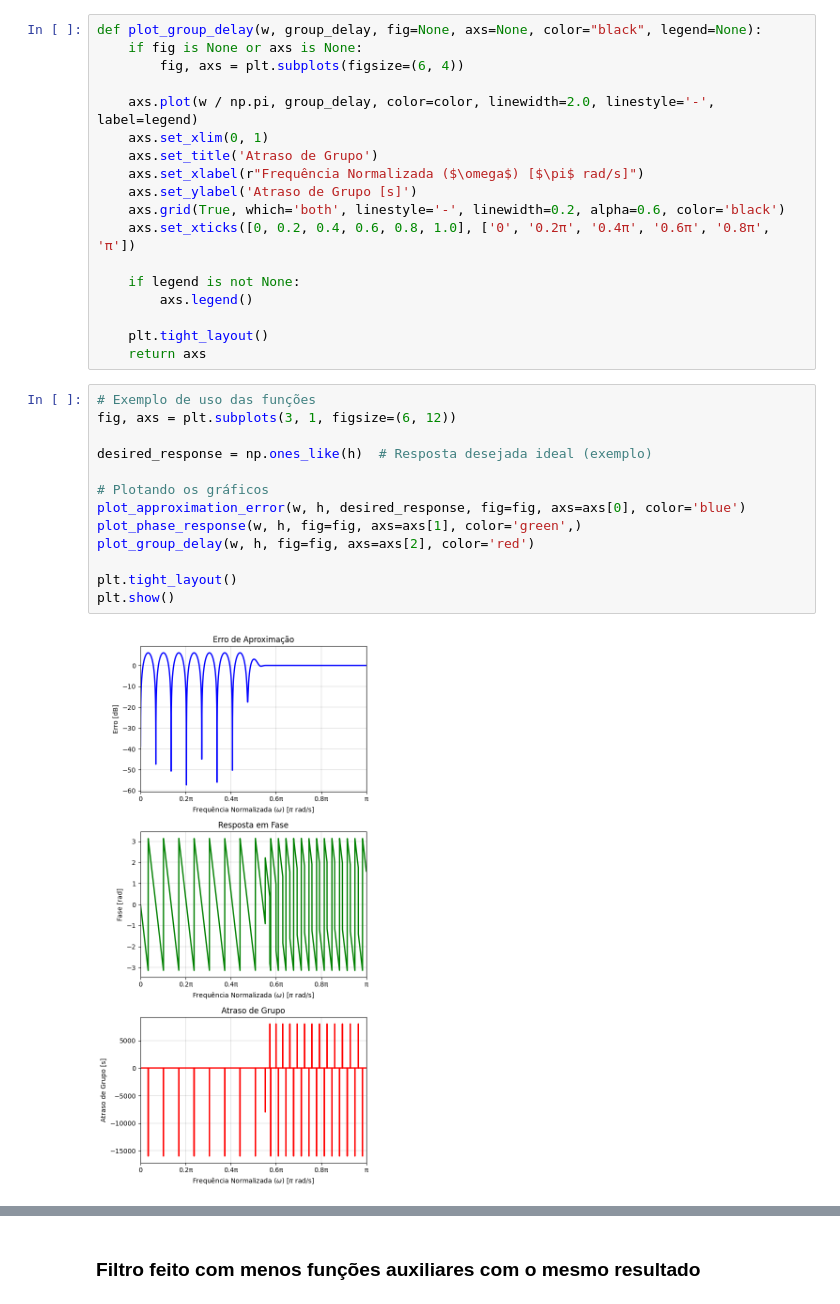
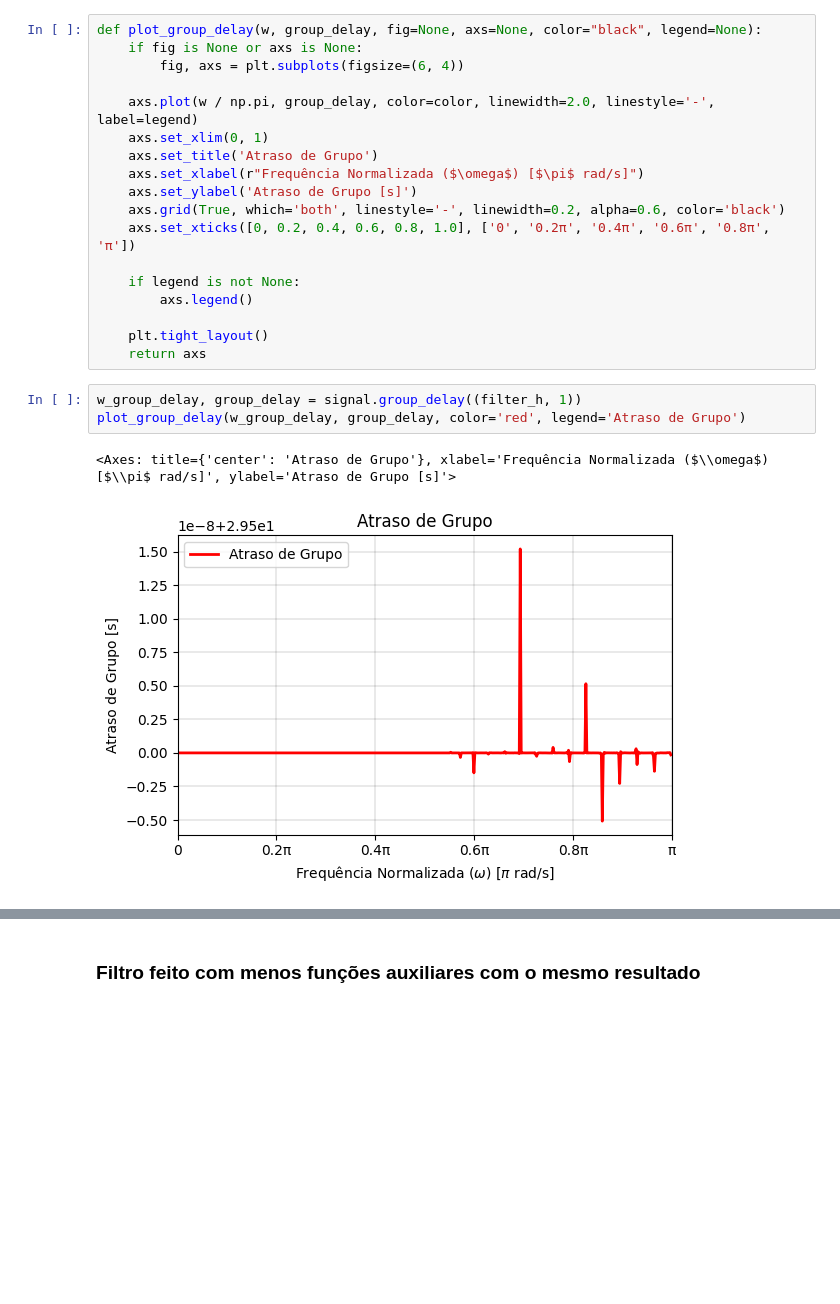
Before and after one commit to IvonLuiz/FIR_Filter_WindowMethod, a Jupyter notebook: notebook/FIR.ipynb, the cells around one changed output, grey strips where cells are left out. Cells and saved outputs as stored; diff of their text form; blank space fills up the shorter version.

Commit message:
group delay test

```diff
--- a/notebook/FIR.ipynb
+++ b/notebook/FIR.ipynb
@@ -159,18 +159,9 @@ def plot_group_delay(w, group_delay, fig=None, axs=None, color="black", legend=N
 
     plt.tight_layout()
     return axs
-# %%
-# Exemplo de uso das funções
-fig, axs = plt.subplots(3, 1, figsize=(6, 12))
-
-desired_response = np.ones_like(h)  # Resposta desejada ideal (exemplo)
-
-# Plotando os gráficos
-plot_approximation_error(w, h, desired_response, fig=fig, axs=axs[0], color='blue')
-plot_phase_response(w, h, fig=fig, axs=axs[1], color='green',)
-plot_group_delay(w, h, fig=fig, axs=axs[2], color='red')
-
-plt.tight_layout()
-plt.show()
-# %% [output]
-[figure, removed]
+# %%
+w_group_delay, group_delay = signal.group_delay((filter_h, 1))
+plot_group_delay(w_group_delay, group_delay, color='red', legend='Atraso de Grupo')
+# %% [output]
+<Axes: title={'center': 'Atraso de Grupo'}, xlabel='Frequência Normalizada ($\\omega$) [$\\pi$ rad/s]', ylabel='Atraso de Grupo [s]'>
+[figure, added]
```
Also changed, not shown: parts of 1 cell of this notebook.
